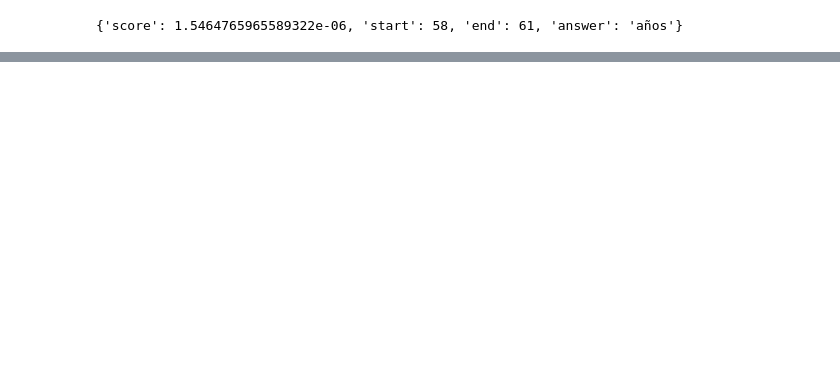
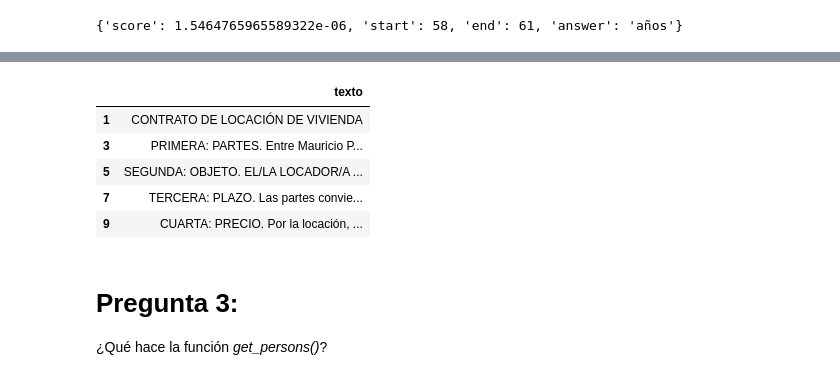
Before and after one commit to fvillena/dcc-ia-nlp, a Jupyter notebook: 8-transformers.ipynb, the cells around one changed output, grey strips where cells are left out. Drawn from its saved outputs; the diff is of its cells as text; code cells hidden in the pictures; blank space fills up the shorter version.

```diff
--- a/8-transformers.ipynb
+++ b/8-transformers.ipynb
@@ -122,0 +259,14 @@ Se tiene un conjunto de documentos correspondientes a contratos de locación de
+# %%
+# Removemos celdas vacias
+df = df[df.texto.str.len() > 2]
+df.head()
+# %% [output]
+|  | texto |
+| 1 | CONTRATO DE LOCACIÓN DE VIVIENDA |
+| 3 | PRIMERA: PARTES. Entre Mauricio P... |
+| 5 | SEGUNDA: OBJETO. EL/LA LOCADOR/A ... |
+| 7 | TERCERA: PLAZO. Las partes convie... |
+| 9 | CUARTA: PRECIO. Por la locación, ... |
+# %% [markdown]
+# **Pregunta 3:**
+¿Qué hace la función *get_persons()*?
```
Also changed, not shown: parts of 12 cells of this notebook.
